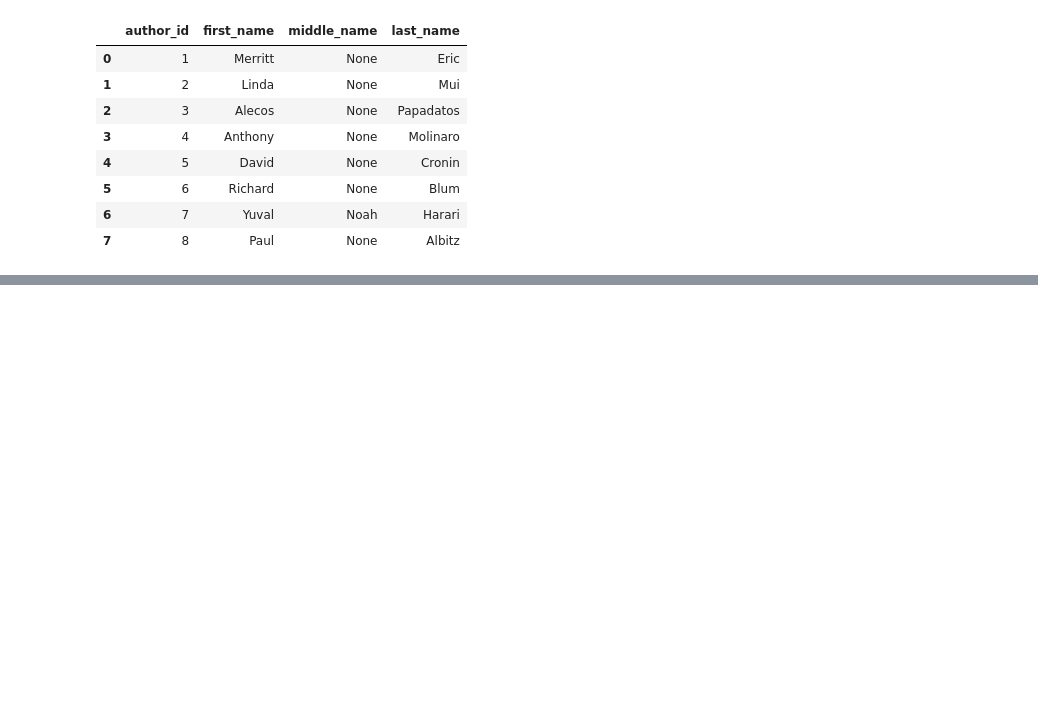
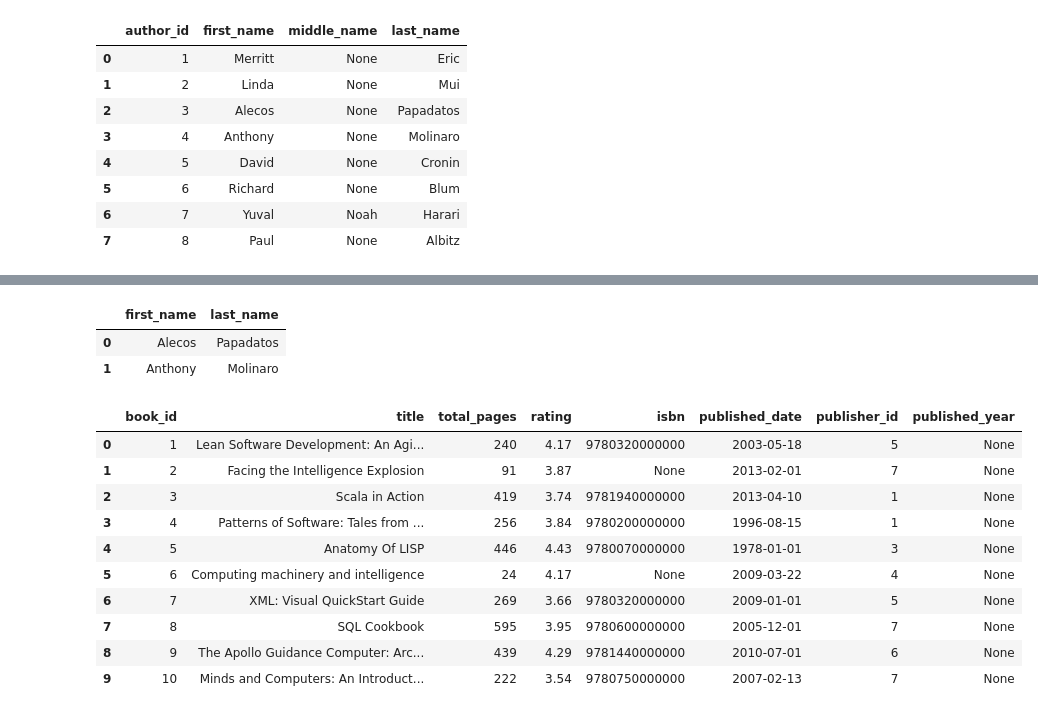
Before and after one commit to 4GeeksAcademy/ralexarnold-connecting-to-a-sql-database-project-tutorial, a Jupyter notebook: src/explore.ipynb, the cells around one changed output, grey strips where cells are left out. Drawn from its saved outputs; the diff is of its cells as text; code cells hidden in the pictures; blank space fills up the shorter version.

```diff
--- a/src/explore.ipynb
+++ b/src/explore.ipynb
@@ -196,0 +304,32 @@ authors_df
+# %%
+arg = """
+SELECT first_name, last_name FROM authors
+WHERE first_name LIKE 'A%%';
+"""
+
+pd.read_sql(arg, engine)
+# %% [output]
+|  | first_name | last_name |
+| 0 | Alecos | Papadatos |
+| 1 | Anthony | Molinaro |
+# %%
+arg = """
+ALTER TABLE books
+ADD COLUMN published_year INTEGER;
+"""
+
+engine.execute(arg)
+
+pd.read_sql('SELECT * FROM books;', engine)
+# %% [output]
+|  | book_id | title | total_pages | rating | isbn | published_date | publisher_id | published_year |
+| 0 | 1 | Lean Software Development: An Agi... | 240 | 4.17 | 9780320000000 | 2003-05-18 | 5 | None |
+| 1 | 2 | Facing the Intelligence Explosion | 91 | 3.87 | None | 2013-02-01 | 7 | None |
+| 2 | 3 | Scala in Action | 419 | 3.74 | 9781940000000 | 2013-04-10 | 1 | None |
+| 3 | 4 | Patterns of Software: Tales from ... | 256 | 3.84 | 9780200000000 | 1996-08-15 | 1 | None |
+| 4 | 5 | Anatomy Of LISP | 446 | 4.43 | 9780070000000 | 1978-01-01 | 3 | None |
+| 5 | 6 | Computing machinery and intelligence | 24 | 4.17 | None | 2009-03-22 | 4 | None |
+| 6 | 7 | XML: Visual QuickStart Guide | 269 | 3.66 | 9780320000000 | 2009-01-01 | 5 | None |
+| 7 | 8 | SQL Cookbook | 595 | 3.95 | 9780600000000 | 2005-12-01 | 7 | None |
+| 8 | 9 | The Apollo Guidance Computer: Arc... | 439 | 4.29 | 9781440000000 | 2010-07-01 | 6 | None |
+| 9 | 10 | Minds and Computers: An Introduct... | 222 | 3.54 | 9780750000000 | 2007-02-13 | 7 | None |
```
Also changed, not shown: parts of 19 cells of this notebook.
